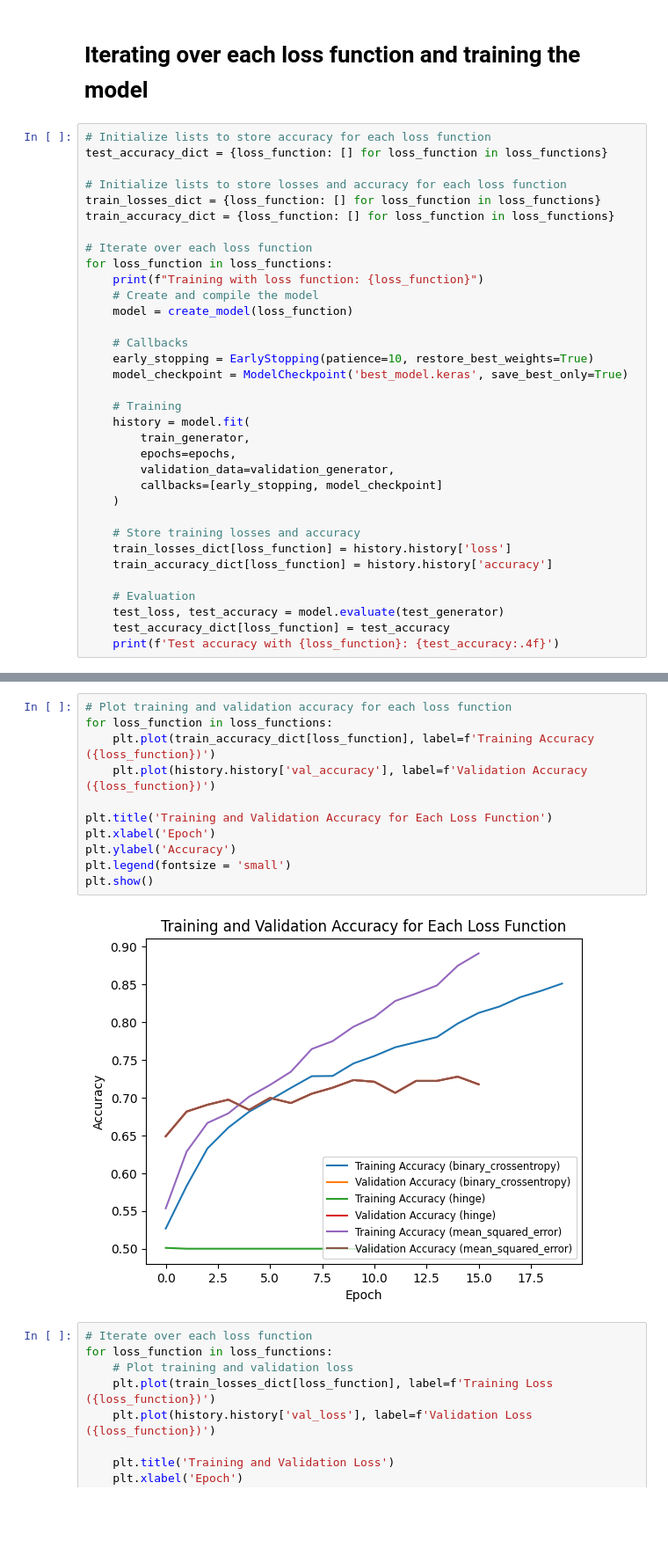
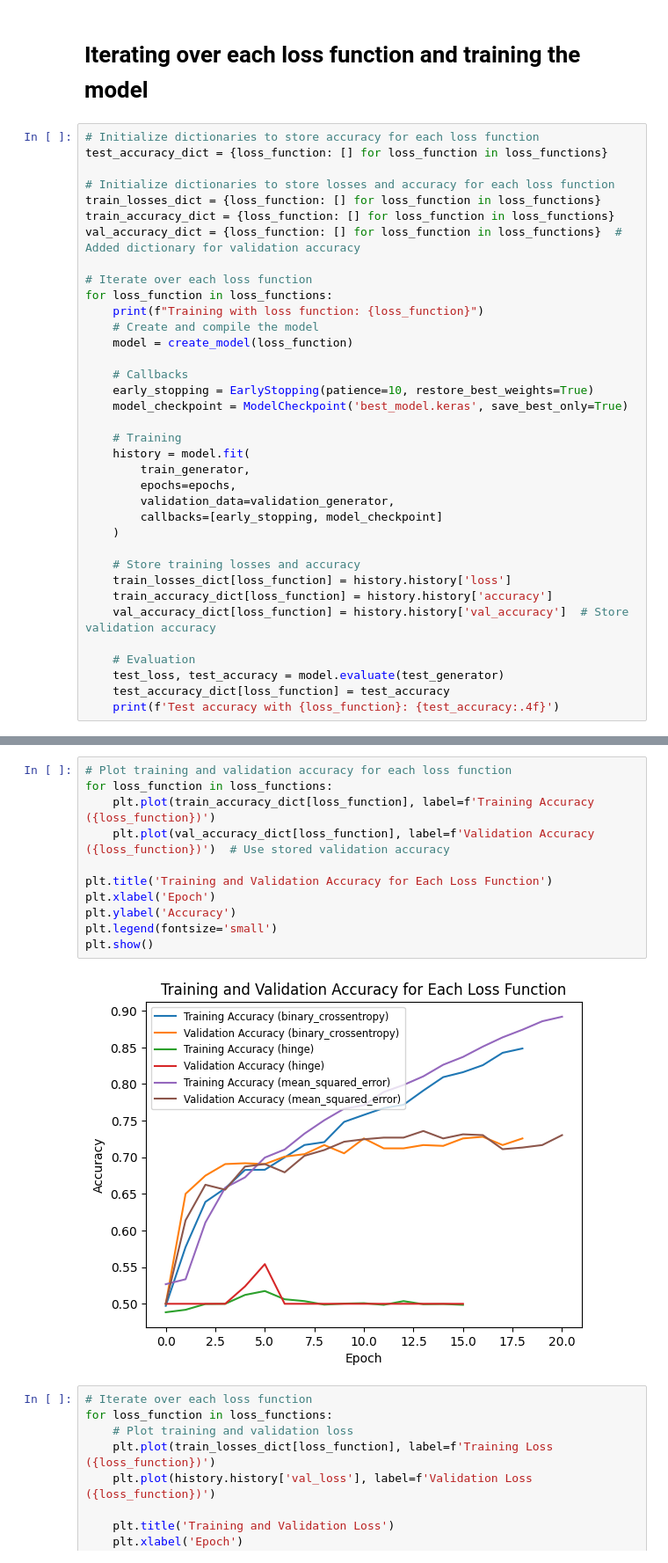
Before and after one commit to AltaafAlly/Image-classification-using-CNN, a Jupyter notebook: CNN_Final.ipynb, the cells around one changed output, grey strips where cells are left out. Shown at 88% size. Drawn from its saved outputs; the diff is of its cells as text; blank space fills up the shorter version.

Commit message:
updated graph for accuracy for training and validation

```diff
--- a/CNN_Final.ipynb
+++ b/CNN_Final.ipynb
@@ -178,12 +178,13 @@ losses = []
 # %% [markdown]
 # Iterating over each loss function and training the model
 # %%
-# Initialize lists to store accuracy for each loss function
+# Initialize dictionaries to store accuracy for each loss function
 test_accuracy_dict = {loss_function: [] for loss_function in loss_functions}
 
-# Initialize lists to store losses and accuracy for each loss function
+# Initialize dictionaries to store losses and accuracy for each loss function
 train_losses_dict = {loss_function: [] for loss_function in loss_functions}
 train_accuracy_dict = {loss_function: [] for loss_function in loss_functions}
+val_accuracy_dict = {loss_function: [] for loss_function in loss_functions}  # Added dictionary for validation accuracy
 
 # Iterate over each loss function
 for loss_function in loss_functions:
@@ -206,6 +207,7 @@ for loss_function in loss_functions:
     # Store training losses and accuracy
     train_losses_dict[loss_function] = history.history['loss']
     train_accuracy_dict[loss_function] = history.history['accuracy']
+    val_accuracy_dict[loss_function] = history.history['val_accuracy']  # Store validation accuracy
 
     # Evaluation
     test_loss, test_accuracy = model.evaluate(test_generator)
@@ -232,16 +236,16 @@ Test accuracy with mean_squared_error: 0.7092
 # %%
 # Plot training and validation accuracy for each loss function
 for loss_function in loss_functions:
     plt.plot(train_accuracy_dict[loss_function], label=f'Training Accuracy ({loss_function})')
-    plt.plot(history.history['val_accuracy'], label=f'Validation Accuracy ({loss_function})')
+    plt.plot(val_accuracy_dict[loss_function], label=f'Validation Accuracy ({loss_function})')  # Use stored validation accuracy
 
 plt.title('Training and Validation Accuracy for Each Loss Function')
 plt.xlabel('Epoch')
 plt.ylabel('Accuracy')
-plt.legend(fontsize = 'small')
+plt.legend(fontsize='small')
 plt.show()
 # %% [output]
-[figure, old version]
+[figure, new version]
 # %%
 # Iterate over each loss function
 for loss_function in loss_functions:
```
Also changed, not shown: parts of 1 cell of this notebook, 1 other file.
